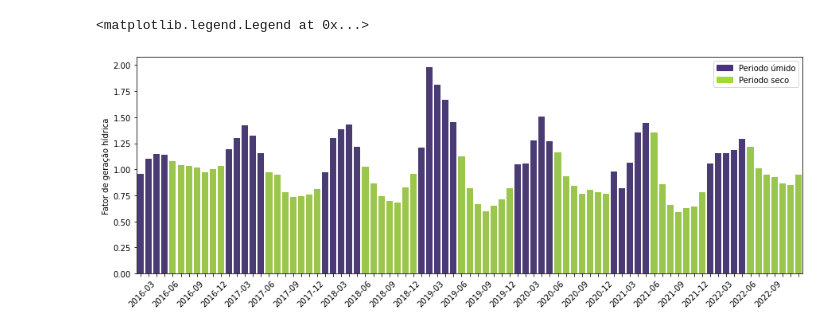
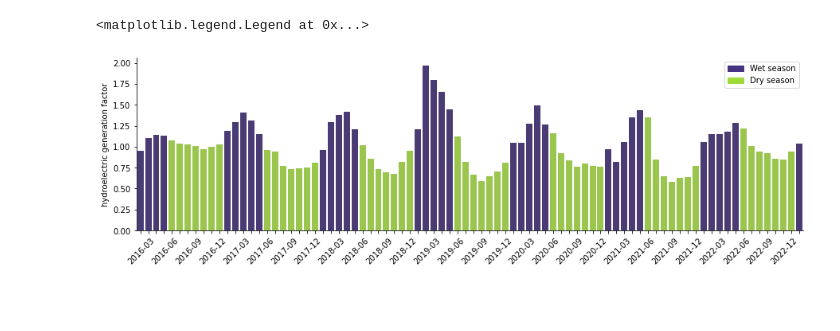
Before and after one commit to caiocezar05/Python-projects, a Jupyter notebook: Dados Geração/Risco de geração.ipynb, the cells around one changed output. Cells and saved outputs as stored; diff of their text form; code cells hidden in the pictures; blank space fills up the shorter version.

```diff
--- a/Dados Geração/Risco de geração.ipynb
+++ b/Dados Geração/Risco de geração.ipynb
@@ -64,4 +106,3 @@ def minimize_volatility(weights):
 # %%
-geração = pd.read_excel('Geração por fonte.xlsx')
-fator_capacidade = geração.drop(['Geração MRE','Garantia física MRE'],axis=1)
-fator_capacidade.dropna(inplace=True)
+fator_capacidade = pd.read_excel('Geração por fonte.xlsx')
+fator_capacidade.describe()
@@ -84,6 +123,8 @@ fator_capacidade['mes'] = fator_capacidade['Data'].dt.month
 fator_capacidade['Eolica'] = fator_capacidade["FC Eolica"]/ np.percentile(fator_capacidade["FC Eolica"],50)
 fator_capacidade['Solar'] = fator_capacidade["FC Solar"]/ np.percentile(fator_capacidade["FC Solar"],50)
 fator_capacidade['Hídrica'] = fator_capacidade["GSF"]/ np.percentile(fator_capacidade["GSF"],50)
+# %%
+fator_capacidade = fator_capacidade[fator_capacidade['ano'] >= 2016]
 # %%
 #condições para tempo umido e seco
 condições = [(fator_capacidade['mes'].isin([5,6,7,8,9,10,11])),
@@ -108,22 +149,23 @@ fator_capacidade['Trimestres'] = np.select(condições, opções)
 
 fator_capacidade.reset_index(drop=True,inplace=True)
 # %%
-fig, ax = plt.subplots(figsize=(15,5))
-colores = sns.color_palette("viridis")
+fig, ax = plt.subplots(figsize=(15,4))
+viridis_pal = sns.color_palette("viridis")
+sns.despine(ax=ax, right=True, top=True)
 
-sns.barplot(data=fator_capacidade, y='úmido', x='Data',color=colores[0], ax=ax)
-sns.barplot(data=fator_capacidade, y='seco', x='Data',color=colores[5], ax=ax)
+sns.barplot(data=fator_capacidade, y='úmido', x='Data',color=viridis_pal[0], ax=ax)
+sns.barplot(data=fator_capacidade, y='seco', x='Data',color=viridis_pal[5], ax=ax)
 ax.set_xticklabels(labels=fator_capacidade['Trimestres'], rotation=45, ha='right')
 
-ax.set_ylabel('Fator de geração hídrica')
+ax.set_ylabel('hydroelectric generation factor') #hydroelectric generation factor
 ax.set_xlabel('')
 
 # Cria os objetos Patch para as cores
-patches = [Patch(color=colores[0], label='Periodo úmido'),Patch(color=colores[5], label='Periodo seco')]
+patches = [Patch(color=viridis_pal[0], label='Wet season'),Patch(color=viridis_pal[5], label='Dry season')] #Periodo seco e Periodo úmido
 
 
 # Adiciona a legenda com os objetos Patch
 ax.legend(handles=patches)
 # %% [output]
 <matplotlib.legend.Legend at 0x...>
-[figure, old version]
+[figure, new version]
```
Also changed, not shown: parts of 40 cells of this notebook.
